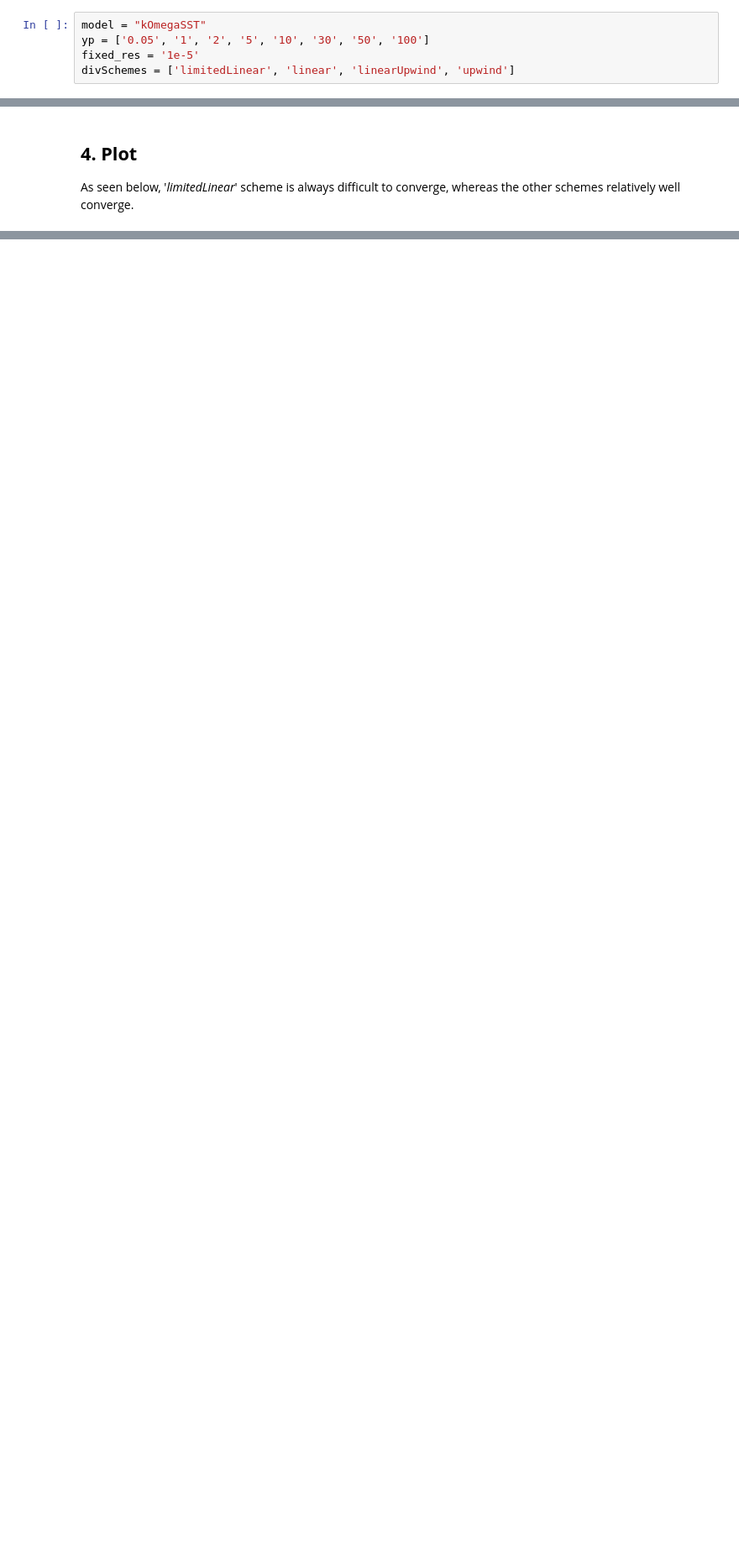
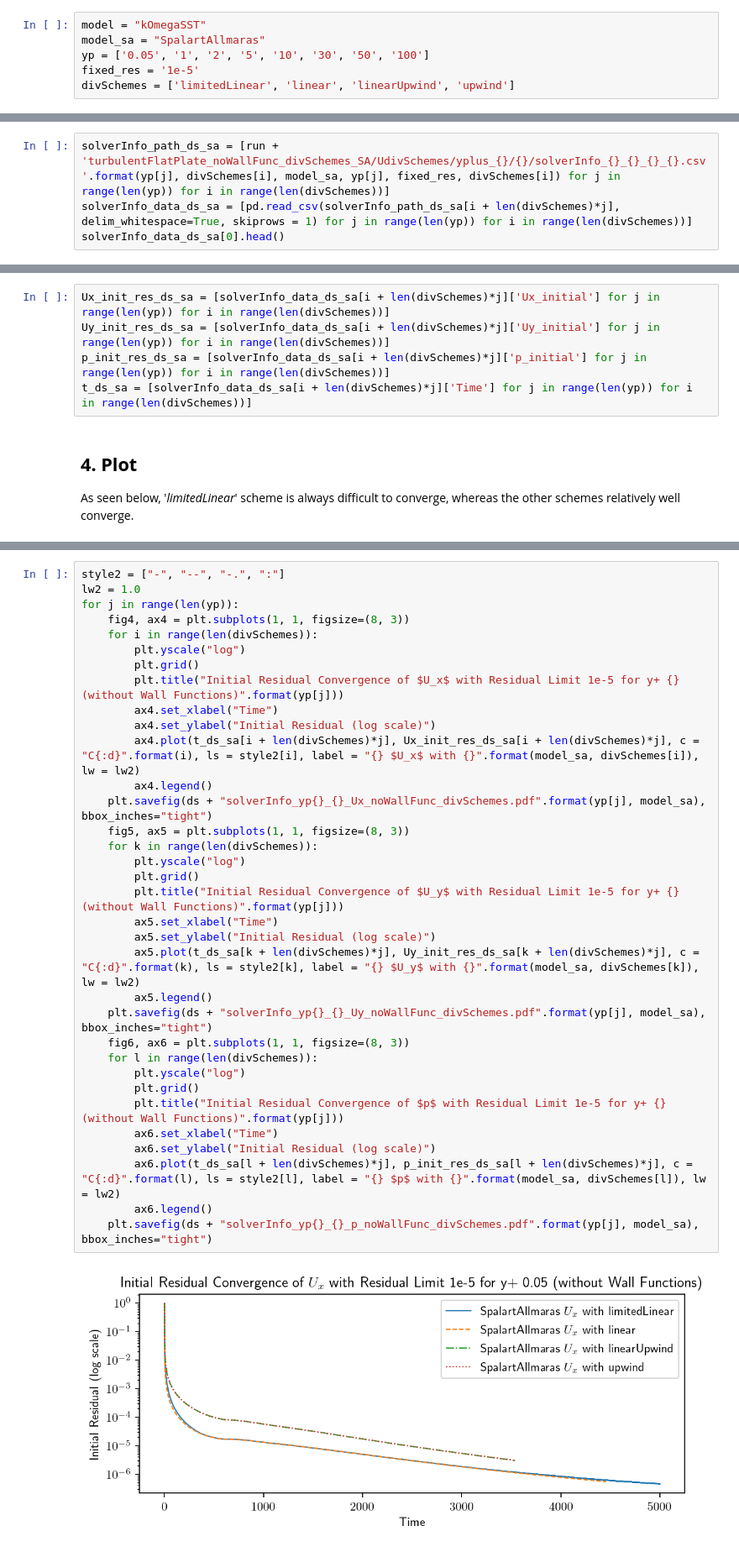
Before and after one commit to AndreWeiner/wall_modeling, a Jupyter notebook: notebooks/PlotResiduals_divSchemes.ipynb, the cells around one changed output, grey strips where cells are left out. Shown at 84% size. Saved outputs shown, nothing was run; the diff lists cells and outputs as text; blank space fills up the shorter version.

```diff
--- a/notebooks/PlotResiduals_divSchemes.ipynb
+++ b/notebooks/PlotResiduals_divSchemes.ipynb
@@ -22,6 +22,7 @@ ds = "./output/divSchemes/"
 ## **1. Set Related Variables in Accordance with the Case Data**
 # %%
 model = "kOmegaSST"
+model_sa = "SpalartAllmaras"
 yp = ['0.05', '1', '2', '5', '10', '30', '50', '100']
 fixed_res = '1e-5'
 divSchemes = ['limitedLinear', 'linear', 'linearUpwind', 'upwind']
@@ -40,0 +46,4 @@ solverInfo_data_ds[0].head()
+# %%
+solverInfo_path_ds_sa = [run + 'turbulentFlatPlate_noWallFunc_divSchemes_SA/UdivSchemes/yplus_{}/{}/solverInfo_{}_{}_{}_{}.csv'.format(yp[j], divSchemes[i], model_sa, yp[j], fixed_res, divSchemes[i]) for j in range(len(yp)) for i in range(len(divSchemes))]
+solverInfo_data_ds_sa = [pd.read_csv(solverInfo_path_ds_sa[i + len(divSchemes)*j], delim_whitespace=True, skiprows = 1) for j in range(len(yp)) for i in range(len(divSchemes))]
+solverInfo_data_ds_sa[0].head()
@@ -48,3 +68,8 @@ t_ds = [solverInfo_data_ds[i + len(divSchemes)*j]['Time'] for j in range(len(yp)
+# %%
+Ux_init_res_ds_sa = [solverInfo_data_ds_sa[i + len(divSchemes)*j]['Ux_initial'] for j in range(len(yp)) for i in range(len(divSchemes))]
+Uy_init_res_ds_sa = [solverInfo_data_ds_sa[i + len(divSchemes)*j]['Uy_initial'] for j in range(len(yp)) for i in range(len(divSchemes))]
+p_init_res_ds_sa = [solverInfo_data_ds_sa[i + len(divSchemes)*j]['p_initial'] for j in range(len(yp)) for i in range(len(divSchemes))]
+t_ds_sa = [solverInfo_data_ds_sa[i + len(divSchemes)*j]['Time'] for j in range(len(yp)) for i in range(len(divSchemes))]
 # %% [markdown]
 ## **4. Plot**
 
@@ -99,0 +129,36 @@ for j in range(len(yp)):
+# %%
+style2 = ["-", "--", "-.", ":"]
+lw2 = 1.0
+for j in range(len(yp)):
+    fig4, ax4 = plt.subplots(1, 1, figsize=(8, 3))
+    for i in range(len(divSchemes)):
+        plt.yscale("log")
+        plt.grid()
+        plt.title("Initial Residual Convergence of $U_x$ with Residual Limit 1e-5 for y+ {} (without Wall Functions)".format(yp[j]))
+        ax4.set_xlabel("Time")
+        ax4.set_ylabel("Initial Residual (log scale)")
+        ax4.plot(t_ds_sa[i + len(divSchemes)*j], Ux_init_res_ds_sa[i + len(divSchemes)*j], c = "C{:d}".format(i), ls = style2[i], label = "{} $U_x$ with {}".format(model_sa, divSchemes[i]), lw = lw2)
+        ax4.legend()
+    plt.savefig(ds + "solverInfo_yp{}_{}_Ux_noWallFunc_divSchemes.pdf".format(yp[j], model_sa), bbox_inches="tight")
+    fig5, ax5 = plt.subplots(1, 1, figsize=(8, 3))
+    for k in range(len(divSchemes)):
+        plt.yscale("log")
+        plt.grid()
+        plt.title("Initial Residual Convergence of $U_y$ with Residual Limit 1e-5 for y+ {} (without Wall Functions)".format(yp[j]))
+        ax5.set_xlabel("Time")
+        ax5.set_ylabel("Initial Residual (log scale)")
+        ax5.plot(t_ds_sa[k + len(divSchemes)*j], Uy_init_res_ds_sa[k + len(divSchemes)*j], c = "C{:d}".format(k), ls = style2[k], label = "{} $U_y$ with {}".format(model_sa, divSchemes[k]), lw = lw2)
+        ax5.legend()
+    plt.savefig(ds + "solverInfo_yp{}_{}_Uy_noWallFunc_divSchemes.pdf".format(yp[j], model_sa), bbox_inches="tight")
+    fig6, ax6 = plt.subplots(1, 1, figsize=(8, 3))
+    for l in range(len(divSchemes)):
+        plt.yscale("log")
+        plt.grid()
+        plt.title("Initial Residual Convergence of $p$ with Residual Limit 1e-5 for y+ {} (without Wall Functions)".format(yp[j]))
+        ax6.set_xlabel("Time")
+        ax6.set_ylabel("Initial Residual (log scale)")
+        ax6.plot(t_ds_sa[l + len(divSchemes)*j], p_init_res_ds_sa[l + len(divSchemes)*j], c = "C{:d}".format(l), ls = style2[l], label = "{} $p$ with {}".format(model_sa, divSchemes[l]), lw = lw2)
+        ax6.legend()
+    plt.savefig(ds + "solverInfo_yp{}_{}_p_noWallFunc_divSchemes.pdf".format(yp[j], model_sa), bbox_inches="tight")
+# %% [output]
+[figure, added]
```
Also changed, not shown: parts of 10 cells of this notebook.
